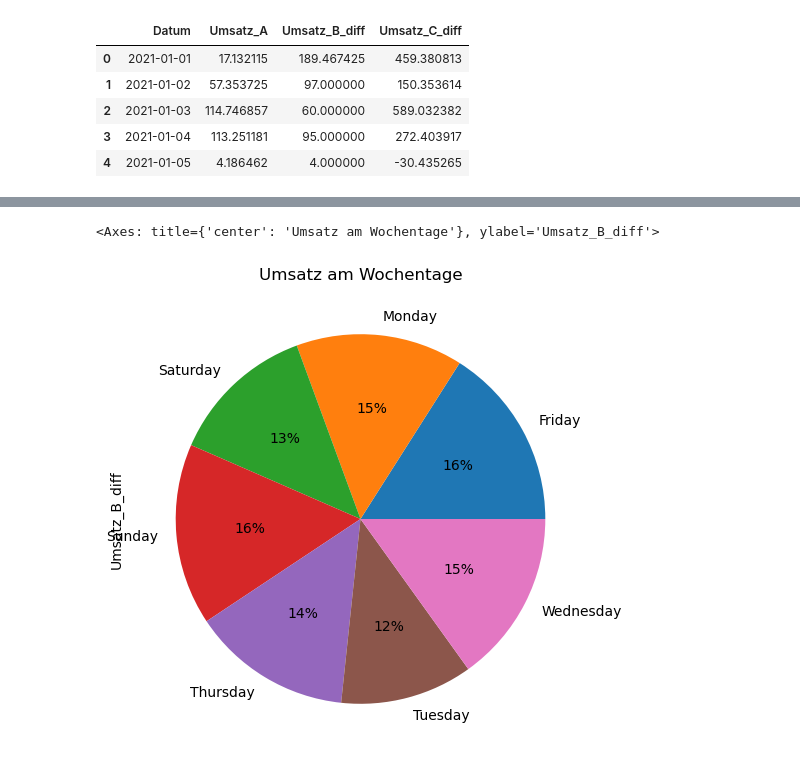
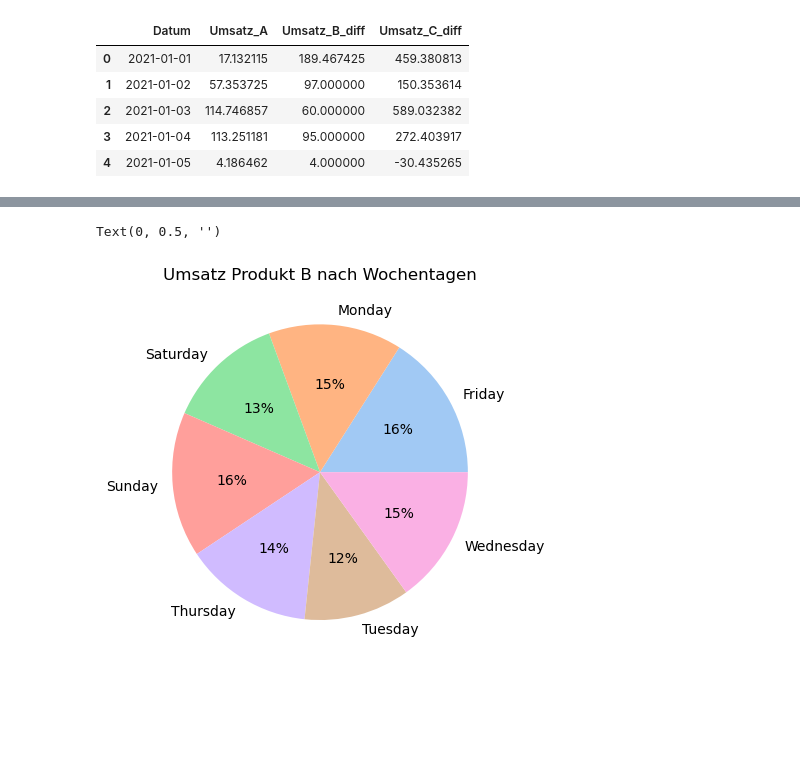
Before and after one commit to Wolfhardt/Praxisprojekt_Modul_2.2_Breakout2, a Jupyter notebook: Visual_Ausland.ipynb, the cells around one changed output, grey strips where cells are left out. Drawn from its saved outputs; the diff is of its cells as text; code cells hidden in the pictures; blank space fills up the shorter version.

```diff
--- a/Visual_Ausland.ipynb
+++ b/Visual_Ausland.ipynb
@@ -45,5 +45,5 @@ ausland_tages.head()
 | 3 | 2021-01-04 | 113.251181 | 95.000000 | 272.403917 |
 | 4 | 2021-01-05 | 4.186462 | 4.000000 | -30.435265 |
 # %%
-ausland_tages.set_index('Datum', inplace=True)
+#ausland_tages.set_index('Datum', inplace=True)
 # %%
@@ -90,0 +70,9 @@ ausland_wochentage
+# %%
+ausland_tages = ausland_tages.reset_index()
+# %%
+ausland_tages['Datum'] = pd.to_datetime(ausland_tages['Datum'])
+
+ausland_tages['Wochentag'] = ausland_tages['Datum'].dt.strftime('%A')
+ausland_tages['Kalenderwoche'] = ausland_tages['Datum'].dt.strftime('%W')
+ausland_tages['Monat'] = ausland_tages['Datum'].dt.strftime('%B')
+ausland_tages
@@ -90,0 +93,2 @@ ausland_wochentage
+# %%
+ausland_tages['Gesamtumsatz'] = ausland_tages['Umsatz_A'] + ausland_tages['Umsatz_B_diff'] + ausland_tages['Umsatz_C_diff']
@@ -101,11 +123,14 @@ ausland_wochentage.groupby(['Wochentag']).sum () \
 # %%
-ausland_wochentage.groupby(['Wochentag']).sum () \
+colors = sns.color_palette('pastel')
+ausland_tages.groupby(['Wochentag']).sum () \
                                         .plot(kind='pie', \
                                             y='Umsatz_B_diff', \
                                             autopct='%1.0f%%', \
-                                            legend=False, \
-                                            title='Umsatz am Wochentage')
+                                            legend=False,colors = colors, \
+                                            title='Umsatz Produkt B nach Wochentagen')
+plt.ylabel("")
+#plt.savefig(r"C:\Users\User\Documents\GitHub\Praxisprojekt_Modul_2.2_Breakout2\Diagrame\Pie_B_Tage")
 # %% [output]
-<Axes: title={'center': 'Umsatz am Wochentage'}, ylabel='Umsatz_B_diff'>
+Text(0, 0.5, '')
-[figure, old version]
+[figure, new version]
 # %%
```
Also changed, not shown: parts of 8 cells of this notebook.
